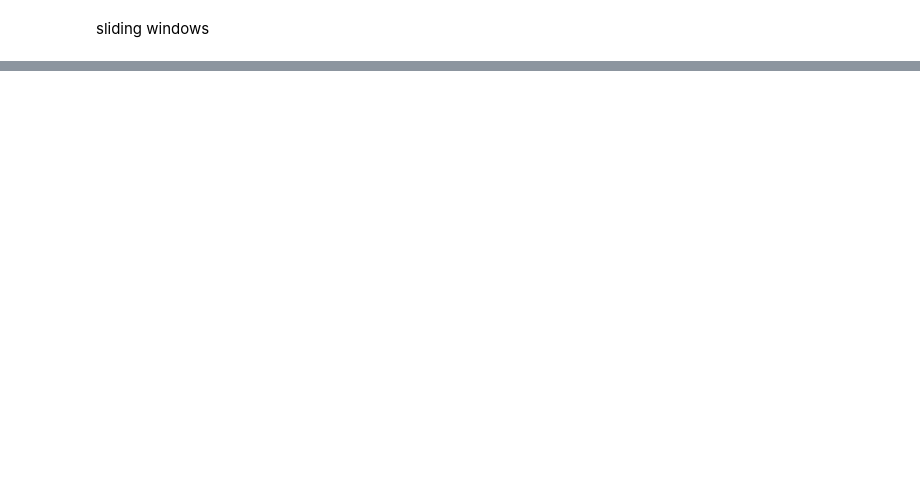
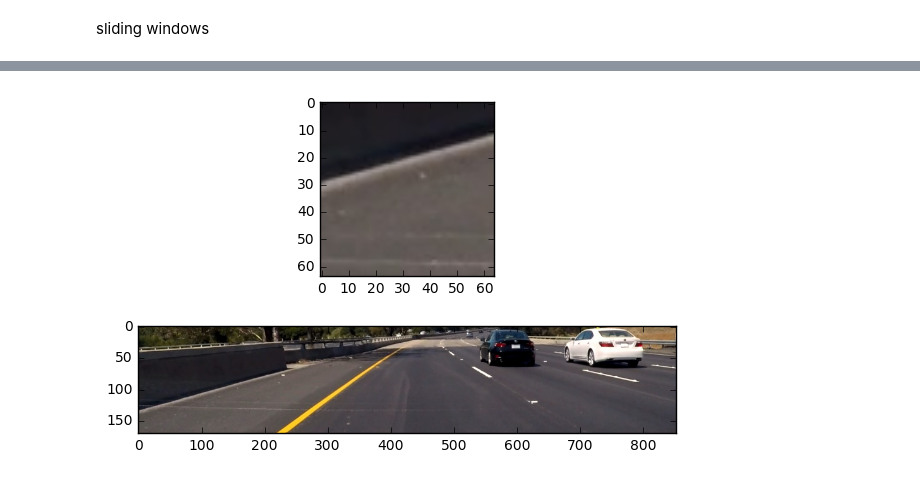
Before and after one commit to yifenghuang/Vehicle_Detection, a Jupyter notebook: P5_Vehicle_Detection.ipynb, the cells around one changed output, grey strips where cells are left out. Saved outputs shown, nothing was run; the diff lists cells and outputs as text; code cells hidden in the pictures; blank space fills up the shorter version.

```diff
--- a/P5_Vehicle_Detection.ipynb
+++ b/P5_Vehicle_Detection.ipynb
@@ -501,2 +451,53 @@ def single_img_features(img, cspace='RGB', orient=9,
     # Return list of feature vectors
     return features
+# %%
+ystart = 400
+ystop = 656
+scale = 1.5
+cells_per_step=2
+window = 64
+orient=6
+cell_per_block = 3 # HOG cells per block
+
+image = mpimg.imread('./test_images/test6.jpg')
+img_tosearch = image[ystart:ystop,:,:]
+
+imshape = img_tosearch.shape
+img_tosearch = cv2.resize(img_tosearch, (np.int(imshape[1]/scale), np.int(imshape[0]/scale)))
+
+
+subimg = []
+
+ch1 = img_tosearch[:,:,0]
+
+pix_per_cell = 8 # HOG pixels per cell
+
+# Define blocks and steps as above
+nxblocks = (ch1.shape[1] // pix_per_cell)-1
+nyblocks = (ch1.shape[0] // pix_per_cell)-1
+
+nblocks_per_window = (window // pix_per_cell)-1
+cells_per_step = 1  # Instead of overlap, define how many cells to step
+nxsteps = (nxblocks - nblocks_per_window) // cells_per_step
+nysteps = (nyblocks - nblocks_per_window) // cells_per_step
+
+for xb in range(nxsteps):
+    for yb in range(nysteps):
+        ypos = yb*cells_per_step
+        xpos = xb*cells_per_step
+
+        xleft = xpos*pix_per_cell
+        ytop = ypos*pix_per_cell
+
+        # Extract the image patch
+        subimg.append(cv2.resize(img_tosearch[ytop:ytop+window, xleft:xleft+window], (64,64)))
+
+# Plot the examples
+fig = plt.figure()
+plt.subplot(211)
+plt.imshow(subimg[204])
+plt.subplot(212)
+plt.imshow(img_tosearch)
+fig.tight_layout()
+# %% [output]
+[figure, added]
```
Also changed, not shown: parts of 10 cells of this notebook.
